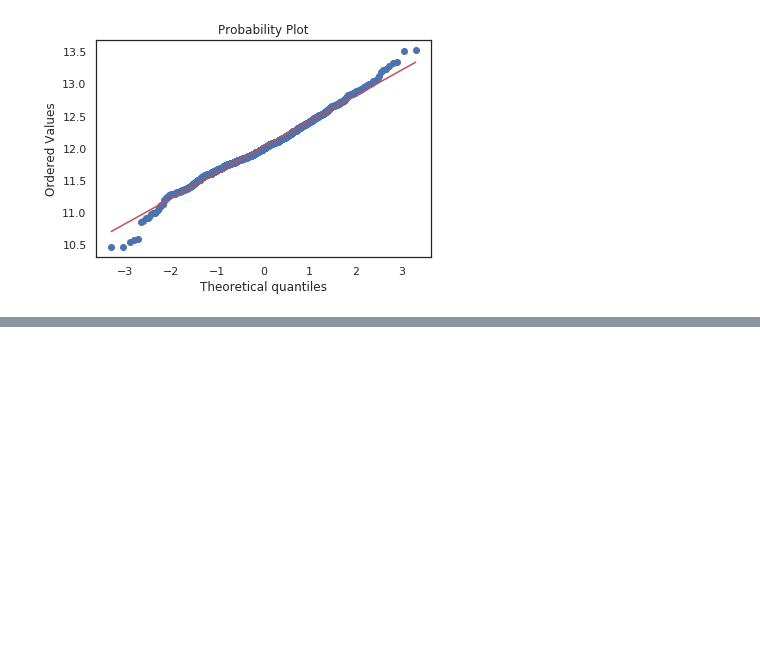
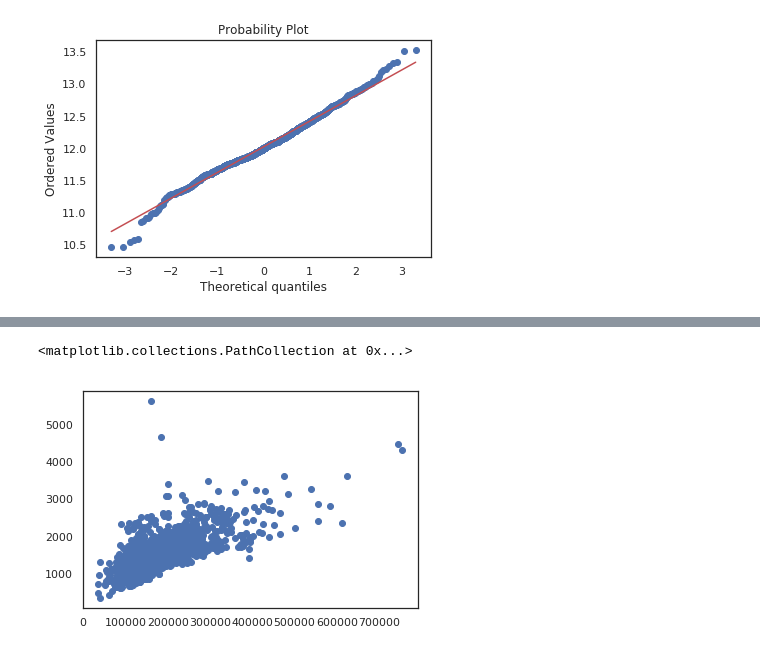
Before and after one commit to evolsidog/Kaggle-Funny, a Jupyter notebook: house-prices-advanced-regression-techniques/EDA_V0.ipynb, the cells around one changed output, grey strips where cells are left out. Cells and saved outputs as stored; diff of their text form; code cells hidden in the pictures; blank space fills up the shorter version.

```diff
--- a/house-prices-advanced-regression-techniques/EDA_V0.ipynb
+++ b/house-prices-advanced-regression-techniques/EDA_V0.ipynb
@@ -134,0 +190,5 @@ plt.show()
+# %%
+plt.scatter(train_df.SalePrice, train_df.GrLivArea)
+# %% [output]
+<matplotlib.collections.PathCollection at 0x...>
+[figure, added]
```
Also changed, not shown: parts of 13 cells of this notebook.
